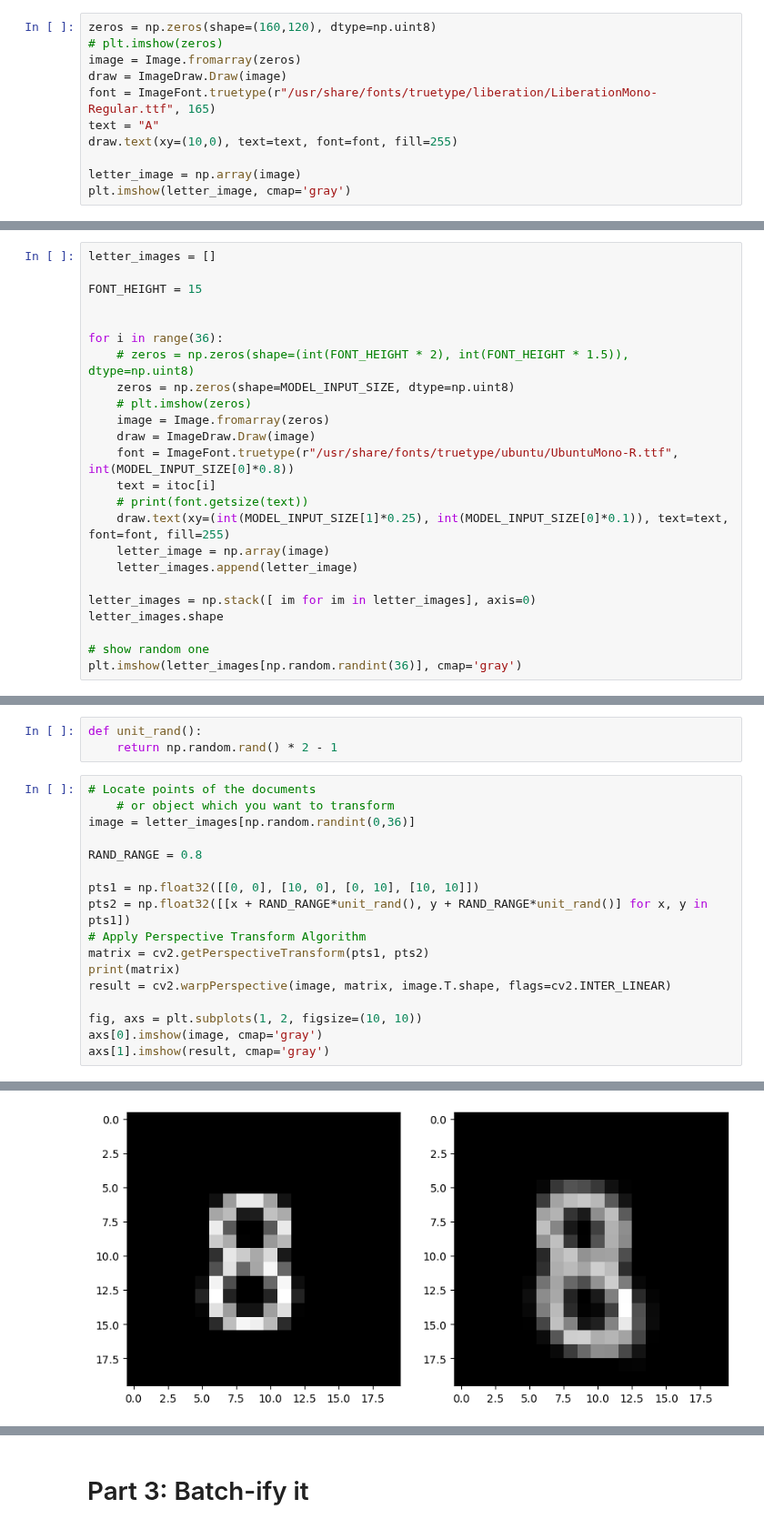
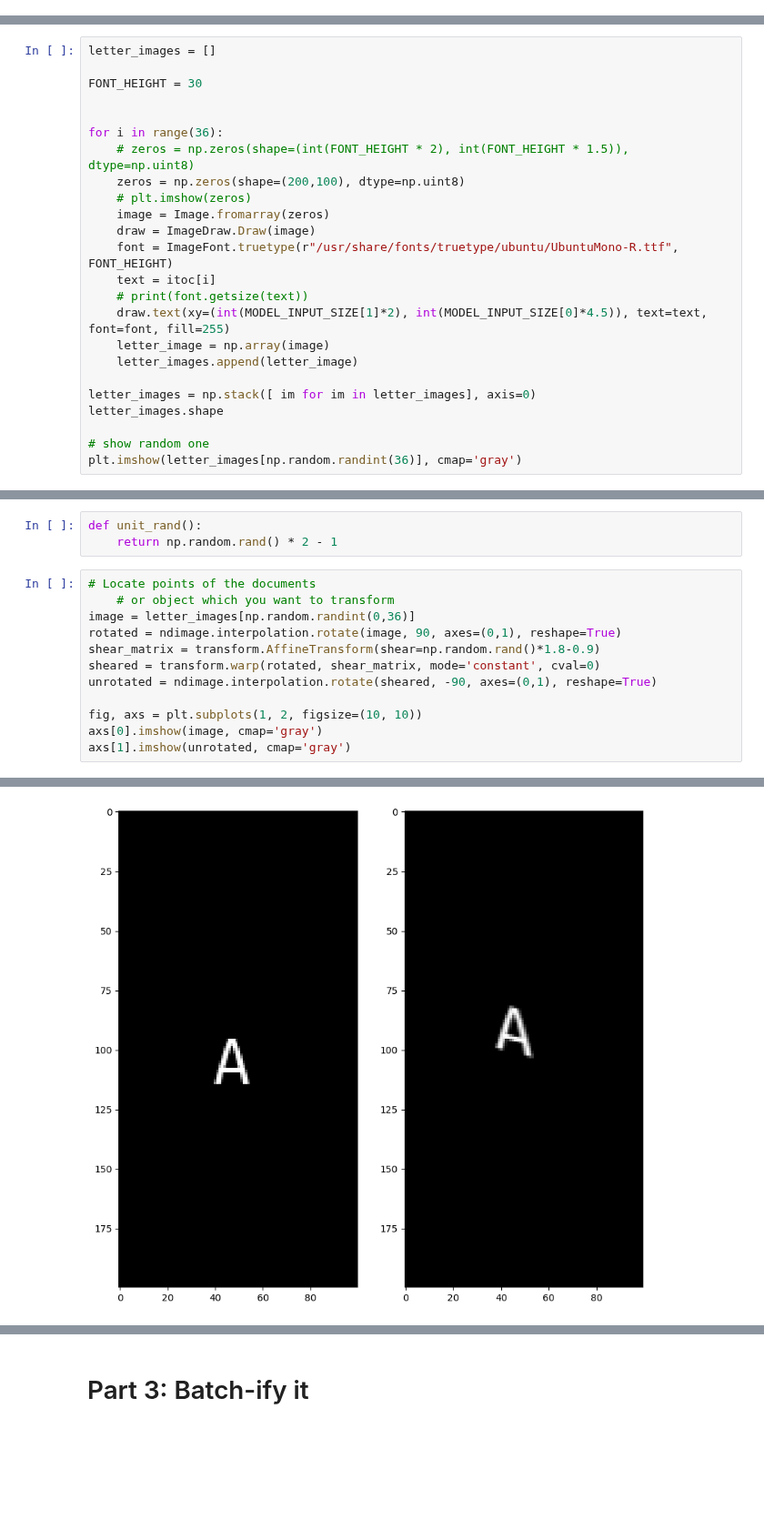
Before and after one commit to 1mackenziekyle/enph353_controller_pkg, a Jupyter notebook: src/generate_letters.ipynb, the cells around one changed output, grey strips where cells are left out. Shown at 91% size. Cells and saved outputs as stored; diff of their text form; blank space fills up the shorter version.

```diff
--- a/src/generate_letters.ipynb
+++ b/src/generate_letters.ipynb
@@ -23,14 +24,3 @@ MODEL_INPUT_SIZE = (20, 20)
 LOAD_MODEL = False
 # %% [markdown]
 # Part 1: Test generating single letter
-# %%
-zeros = np.zeros(shape=(160,120), dtype=np.uint8)
-# plt.imshow(zeros)
-image = Image.fromarray(zeros)
-draw = ImageDraw.Draw(image)
-font = ImageFont.truetype(r"/usr/share/fonts/truetype/liberation/LiberationMono-Regular.ttf", 165)
-text = "A"
-draw.text(xy=(10,0), text=text, font=font, fill=255)
-
-letter_image = np.array(image)
-plt.imshow(letter_image, cmap='gray')
@@ -51,19 +36,19 @@ print(ctoi)
 # %%
 letter_images = []
 
-FONT_HEIGHT = 15
+FONT_HEIGHT = 30
 
 
 for i in range(36):
     # zeros = np.zeros(shape=(int(FONT_HEIGHT * 2), int(FONT_HEIGHT * 1.5)), dtype=np.uint8)
-    zeros = np.zeros(shape=MODEL_INPUT_SIZE, dtype=np.uint8)
+    zeros = np.zeros(shape=(200,100), dtype=np.uint8)
     # plt.imshow(zeros)
     image = Image.fromarray(zeros)
     draw = ImageDraw.Draw(image)
-    font = ImageFont.truetype(r"/usr/share/fonts/truetype/ubuntu/UbuntuMono-R.ttf", int(MODEL_INPUT_SIZE[0]*0.8))
+    font = ImageFont.truetype(r"/usr/share/fonts/truetype/ubuntu/UbuntuMono-R.ttf", FONT_HEIGHT)
     text = itoc[i]
     # print(font.getsize(text))
-    draw.text(xy=(int(MODEL_INPUT_SIZE[1]*0.25), int(MODEL_INPUT_SIZE[0]*0.1)), text=text, font=font, fill=255)
+    draw.text(xy=(int(MODEL_INPUT_SIZE[1]*2), int(MODEL_INPUT_SIZE[0]*4.5)), text=text, font=font, fill=255)
     letter_image = np.array(image)
     letter_images.append(letter_image)
 
@@ -96,17 +81,12 @@ def unit_rand():
 # Locate points of the documents
     # or object which you want to transform
 image = letter_images[np.random.randint(0,36)]
-
-RAND_RANGE = 0.8
-
-pts1 = np.float32([[0, 0], [10, 0], [0, 10], [10, 10]])
-pts2 = np.float32([[x + RAND_RANGE*unit_rand(), y + RAND_RANGE*unit_rand()] for x, y in pts1])
-# Apply Perspective Transform Algorithm
-matrix = cv2.getPerspectiveTransform(pts1, pts2)
-print(matrix)
-result = cv2.warpPerspective(image, matrix, image.T.shape, flags=cv2.INTER_LINEAR)
+rotated = ndimage.interpolation.rotate(image, 90, axes=(0,1), reshape=True)
+shear_matrix = transform.AffineTransform(shear=np.random.rand()*1.8-0.9)
+sheared = transform.warp(rotated, shear_matrix, mode='constant', cval=0)
+unrotated = ndimage.interpolation.rotate(sheared, -90, axes=(0,1), reshape=True)
 
 fig, axs = plt.subplots(1, 2, figsize=(10, 10))
 axs[0].imshow(image, cmap='gray')
-axs[1].imshow(result, cmap='gray')
+axs[1].imshow(unrotated, cmap='gray')
 # %% [output]
@@ -117,2 +94,2 @@ axs[1].imshow(result, cmap='gray')
-[figure, old version]
+[figure, new version]
 # %% [markdown]
```
Also changed, not shown: parts of 26 cells of this notebook, 3 other files.
